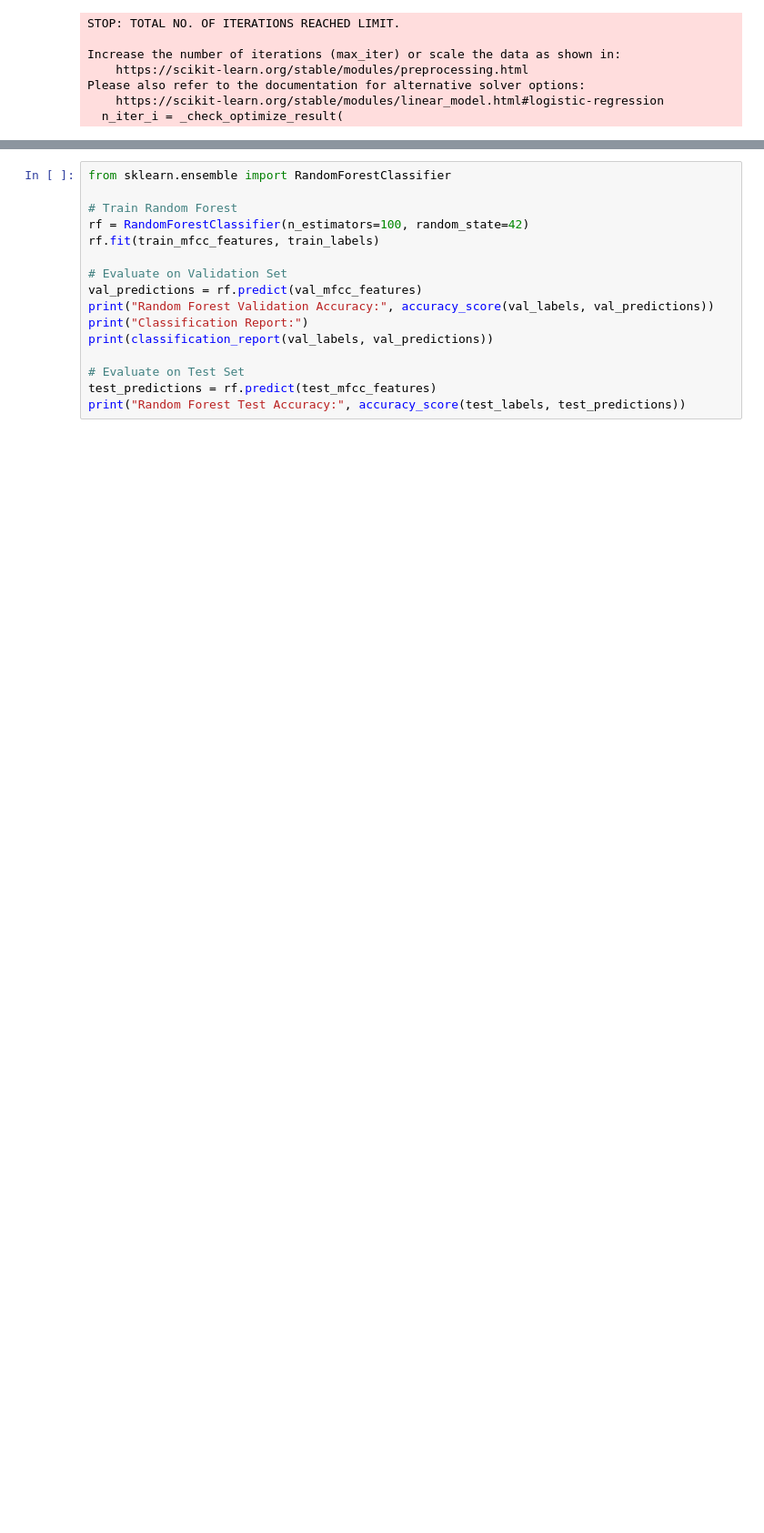
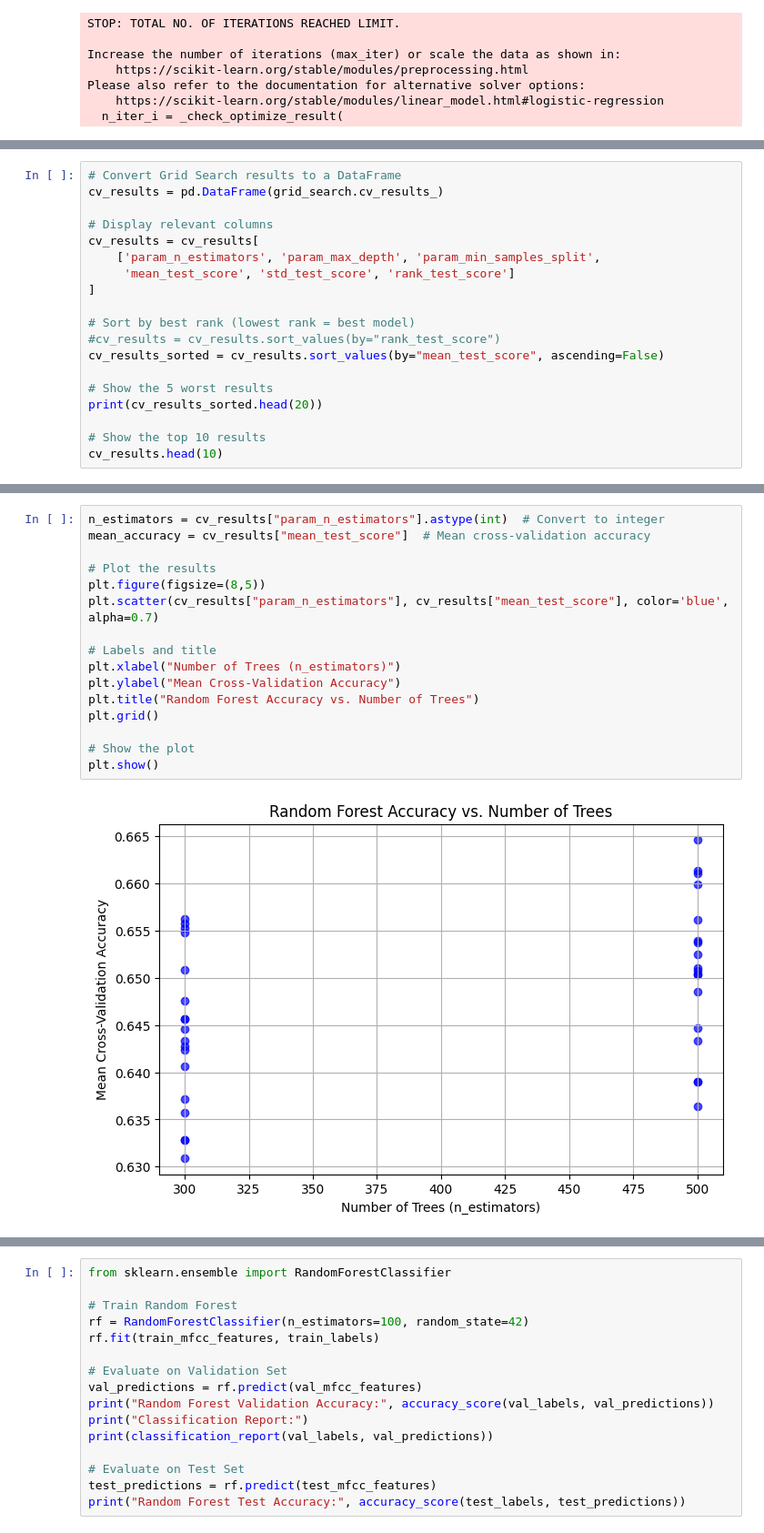
Before and after one commit to twitte01/288R_Capstone, a Jupyter notebook: capstone.ipynb, the cells around one changed output, grey strips where cells are left out. Shown at 91% size. Drawn from its saved outputs; the diff is of its cells as text; blank space fills up the shorter version.

Commit message:
tuned random forest

```diff
--- a/capstone.ipynb
+++ b/capstone.ipynb
@@ -459,0 +486,19 @@ Please also refer to the documentation for alternative solver options:
+# %%
+# Convert Grid Search results to a DataFrame
+cv_results = pd.DataFrame(grid_search.cv_results_)
+
+# Display relevant columns
+cv_results = cv_results[
+    ['param_n_estimators', 'param_max_depth', 'param_min_samples_split',
+     'mean_test_score', 'std_test_score', 'rank_test_score']
+]
+
+# Sort by best rank (lowest rank = best model)
+#cv_results = cv_results.sort_values(by="rank_test_score")
+cv_results_sorted = cv_results.sort_values(by="mean_test_score", ascending=False)
+
+# Show the 5 worst results
+print(cv_results_sorted.head(20))
+
+# Show the top 10 results
+cv_results.head(10)
@@ -459,0 +553,18 @@ Please also refer to the documentation for alternative solver options:
+# %%
+n_estimators = cv_results["param_n_estimators"].astype(int)  # Convert to integer
+mean_accuracy = cv_results["mean_test_score"]  # Mean cross-validation accuracy
+
+# Plot the results
+plt.figure(figsize=(8,5))
+plt.scatter(cv_results["param_n_estimators"], cv_results["mean_test_score"], color='blue', alpha=0.7)
+
+# Labels and title
+plt.xlabel("Number of Trees (n_estimators)")
+plt.ylabel("Mean Cross-Validation Accuracy")
+plt.title("Random Forest Accuracy vs. Number of Trees")
+plt.grid()
+
+# Show the plot
+plt.show()
+# %% [output]
+[figure, added]
```
Also changed, not shown: parts of 6 cells of this notebook.
